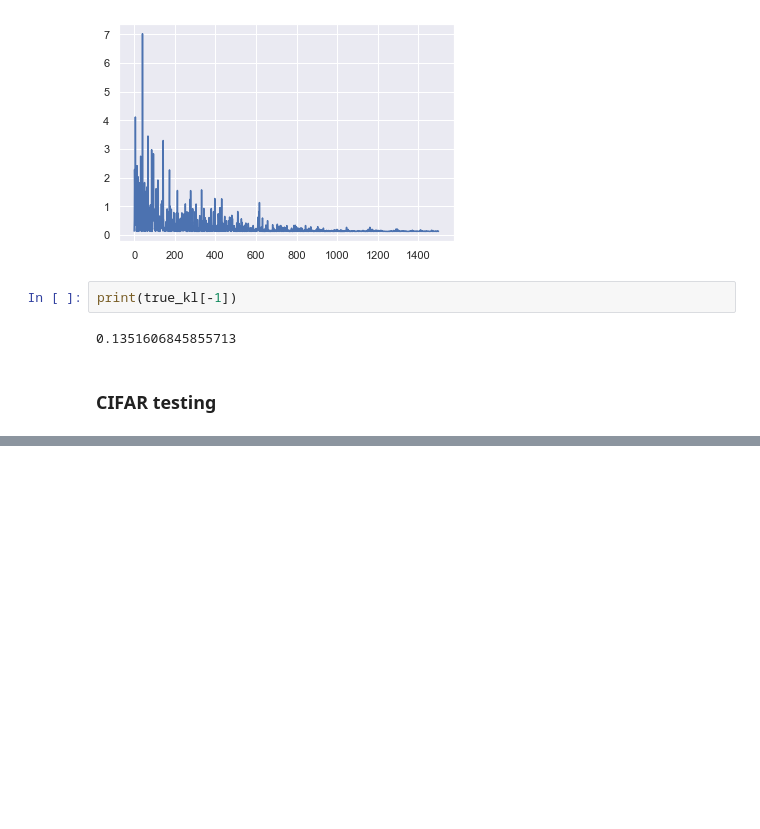
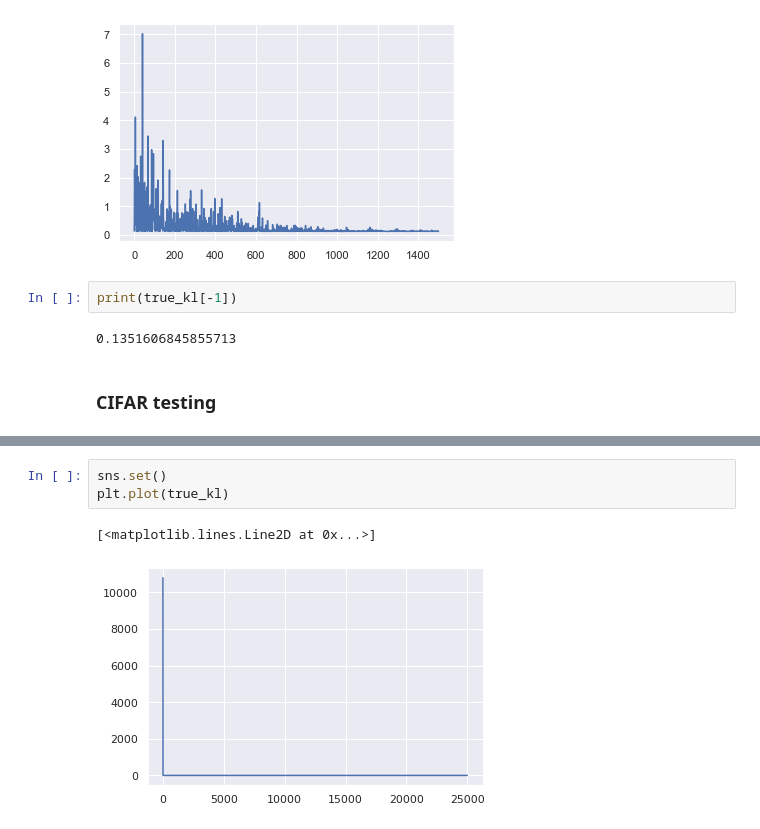
Before and after one commit to mdiephuis/SimCLR, a Jupyter notebook: notebooks/MI_KL_testing.ipynb, the cells around one changed output, grey strips where cells are left out. Cells and saved outputs as stored; diff of their text form; blank space fills up the shorter version.

```diff
--- a/notebooks/MI_KL_testing.ipynb
+++ b/notebooks/MI_KL_testing.ipynb
@@ -245,0 +291,6 @@ for epoch in range(n_epoch):
+# %%
+sns.set()
+plt.plot(true_kl)
+# %% [output]
+[<matplotlib.lines.Line2D at 0x...>]
+[figure, added]
```
Also changed, not shown: parts of 11 cells of this notebook.
